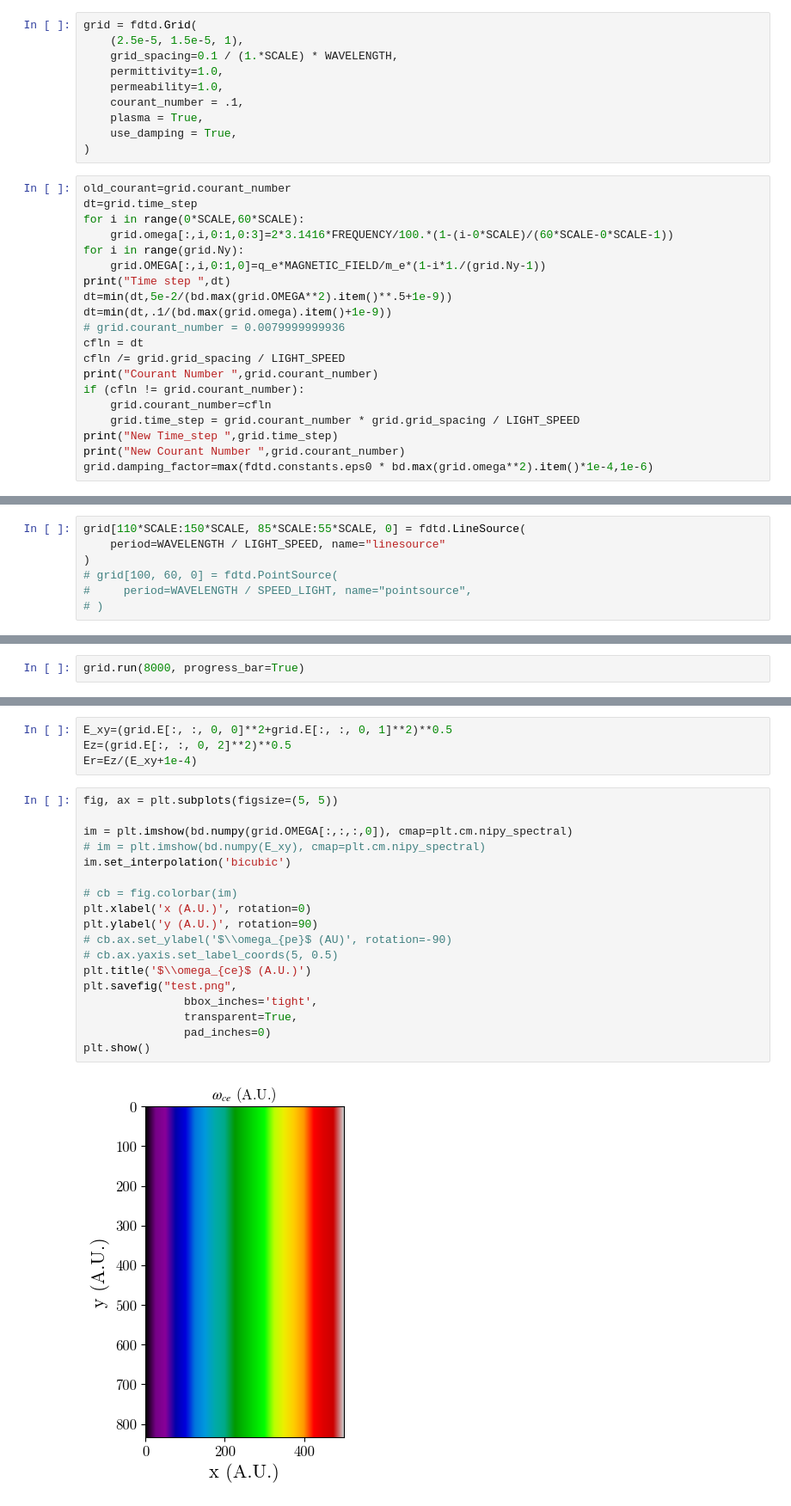
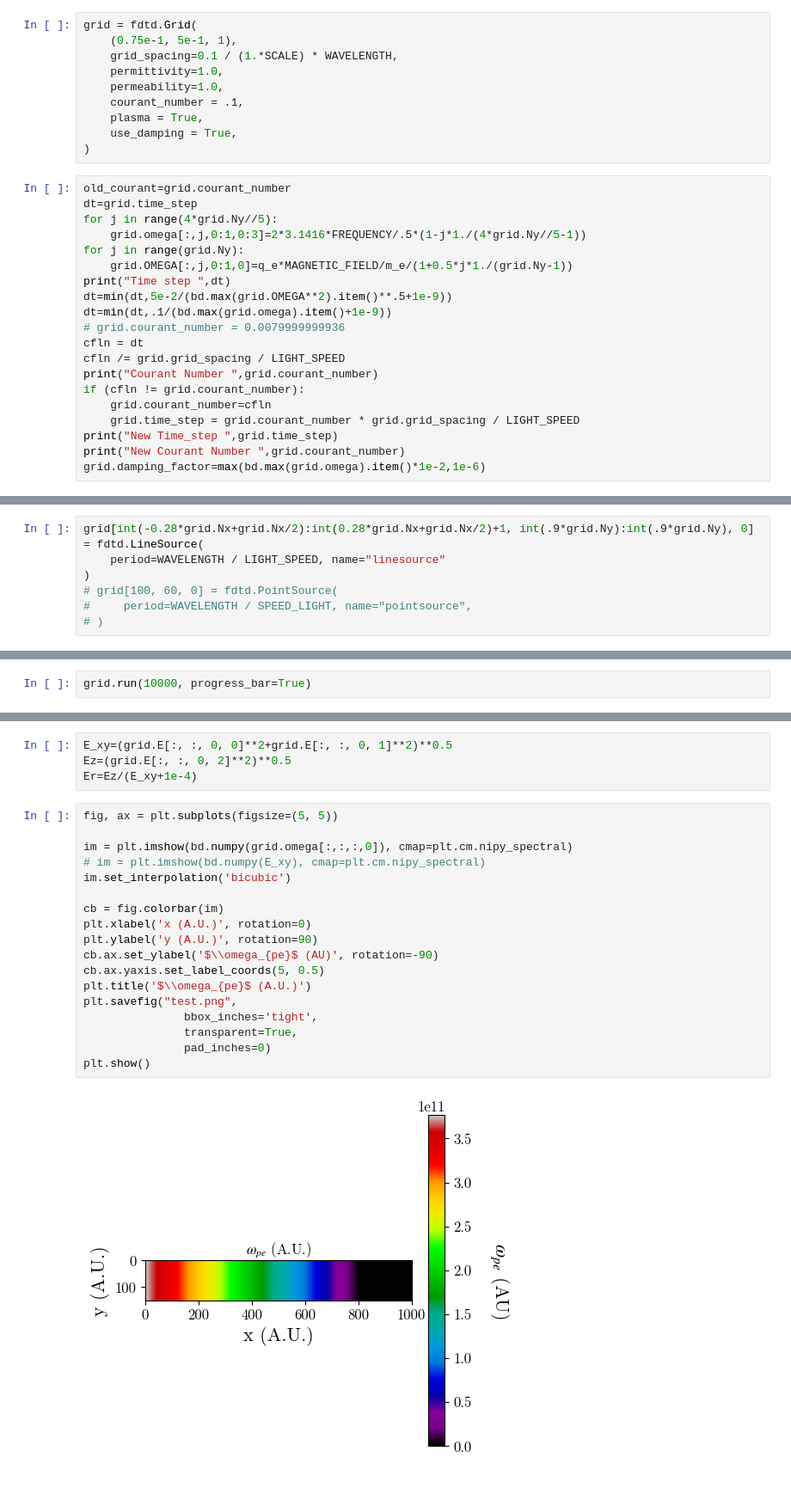
Before and after one commit to Pierre-Alexandre-Gourdain/fdtd, a Jupyter notebook: cutoff_test.ipynb, the cells around one changed output, grey strips where cells are left out. Shown: that part at 86% size. Saved outputs shown, nothing was run; the diff lists cells and outputs as text.

Commit message:
Put roughly ITER scales but some instabilities appear with \omega_{ce}

```diff
--- a/cutoff_test.ipynb
+++ b/cutoff_test.ipynb
@@ -147,7 +147,7 @@ print(WAVELENGTH/1e-9)
 create FDTD Grid
 # %%
 grid = fdtd.Grid(
-    (2.5e-5, 1.5e-5, 1),
+    (0.75e-1, 5e-1, 1),
     grid_spacing=0.1 / (1.*SCALE) * WAVELENGTH,
     permittivity=1.0,
     permeability=1.0,
@@ -158,10 +158,10 @@ grid = fdtd.Grid(
 # %%
 old_courant=grid.courant_number
 dt=grid.time_step
-for i in range(0*SCALE,60*SCALE):
-    grid.omega[:,i,0:1,0:3]=2*3.1416*FREQUENCY/100.*(1-(i-0*SCALE)/(60*SCALE-0*SCALE-1))
-for i in range(grid.Ny):
-    grid.OMEGA[:,i,0:1,0]=q_e*MAGNETIC_FIELD/m_e*(1-i*1./(grid.Ny-1))
+for j in range(4*grid.Ny//5):
+    grid.omega[:,j,0:1,0:3]=2*3.1416*FREQUENCY/.5*(1-j*1./(4*grid.Ny//5-1))
+for j in range(grid.Ny):
+    grid.OMEGA[:,j,0:1,0]=q_e*MAGNETIC_FIELD/m_e/(1+0.5*j*1./(grid.Ny-1))
 print("Time step ",dt)
 dt=min(dt,5e-2/(bd.max(grid.OMEGA**2).item()**.5+1e-9))
 dt=min(dt,.1/(bd.max(grid.omega).item()+1e-9))
@@ -174,5 +174,5 @@ if (cfln != grid.courant_number):
     grid.time_step = grid.courant_number * grid.grid_spacing / LIGHT_SPEED
 print("New Time_step ",grid.time_step)
 print("New Courant Number ",grid.courant_number)
-grid.damping_factor=max(fdtd.constants.eps0 * bd.max(grid.omega**2).item()*1e-4,1e-6)
+grid.damping_factor=max(bd.max(grid.omega).item()*1e-2,1e-6)
 # %% [output]
@@ -195,7 +195,7 @@ grid[:, :, 0] = fdtd.PeriodicBoundary(name="zbounds")
 # %% [markdown]
 sources
 # %%
-grid[110*SCALE:150*SCALE, 85*SCALE:55*SCALE, 0] = fdtd.LineSource(
+grid[int(-0.28*grid.Nx+grid.Nx/2):int(0.28*grid.Nx+grid.Nx/2)+1, int(.9*grid.Ny):int(.9*grid.Ny), 0] = fdtd.LineSource(
     period=WAVELENGTH / LIGHT_SPEED, name="linesource"
 )
 # grid[100, 60, 0] = fdtd.PointSource(
@@ -210,7 +210,7 @@ objects
 # %% [markdown]
 ## Run simulation
 # %%
-grid.run(8000, progress_bar=True)
+grid.run(10000, progress_bar=True)
 # %% [markdown]
 ## Visualization
 # %%
@@ -260,20 +260,20 @@ Er=Ez/(E_xy+1e-4)
 # %%
 fig, ax = plt.subplots(figsize=(5, 5))
 
-im = plt.imshow(bd.numpy(grid.OMEGA[:,:,:,0]), cmap=plt.cm.nipy_spectral)
+im = plt.imshow(bd.numpy(grid.omega[:,:,:,0]), cmap=plt.cm.nipy_spectral)
 # im = plt.imshow(bd.numpy(E_xy), cmap=plt.cm.nipy_spectral)
 im.set_interpolation('bicubic')
 
-# cb = fig.colorbar(im)
+cb = fig.colorbar(im)
 plt.xlabel('x (A.U.)', rotation=0)
 plt.ylabel('y (A.U.)', rotation=90)
-# cb.ax.set_ylabel('$\\omega_{pe}$ (AU)', rotation=-90)
-# cb.ax.yaxis.set_label_coords(5, 0.5)
-plt.title('$\\omega_{ce}$ (A.U.)')
+cb.ax.set_ylabel('$\\omega_{pe}$ (AU)', rotation=-90)
+cb.ax.yaxis.set_label_coords(5, 0.5)
+plt.title('$\\omega_{pe}$ (A.U.)')
 plt.savefig("test.png",
                bbox_inches='tight',
                transparent=True,
                pad_inches=0)
 plt.show()
 # %% [output]
-[figure, old version]
+[figure, new version]
```
Also changed, not shown: parts of 4 cells of this notebook.
